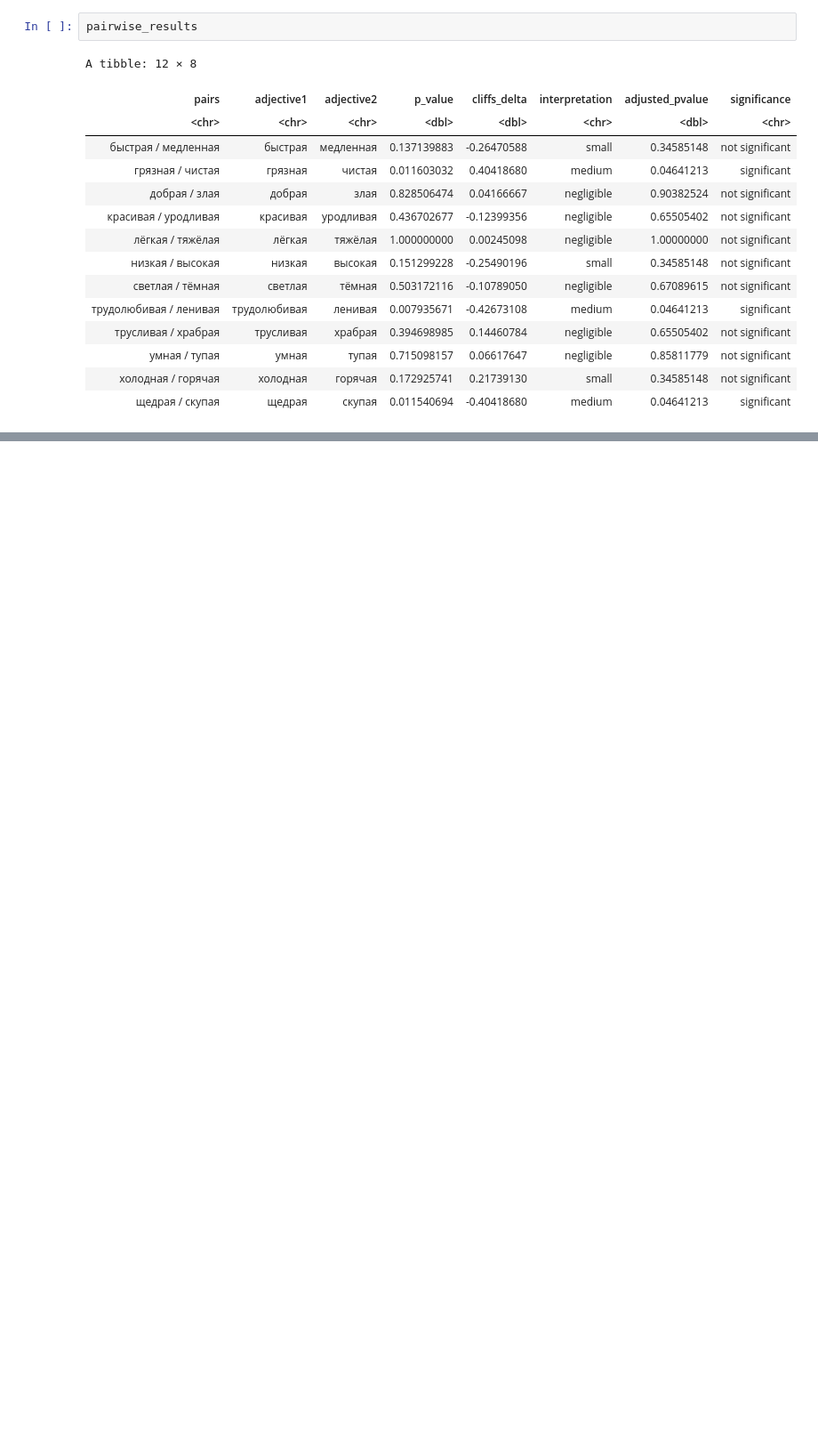
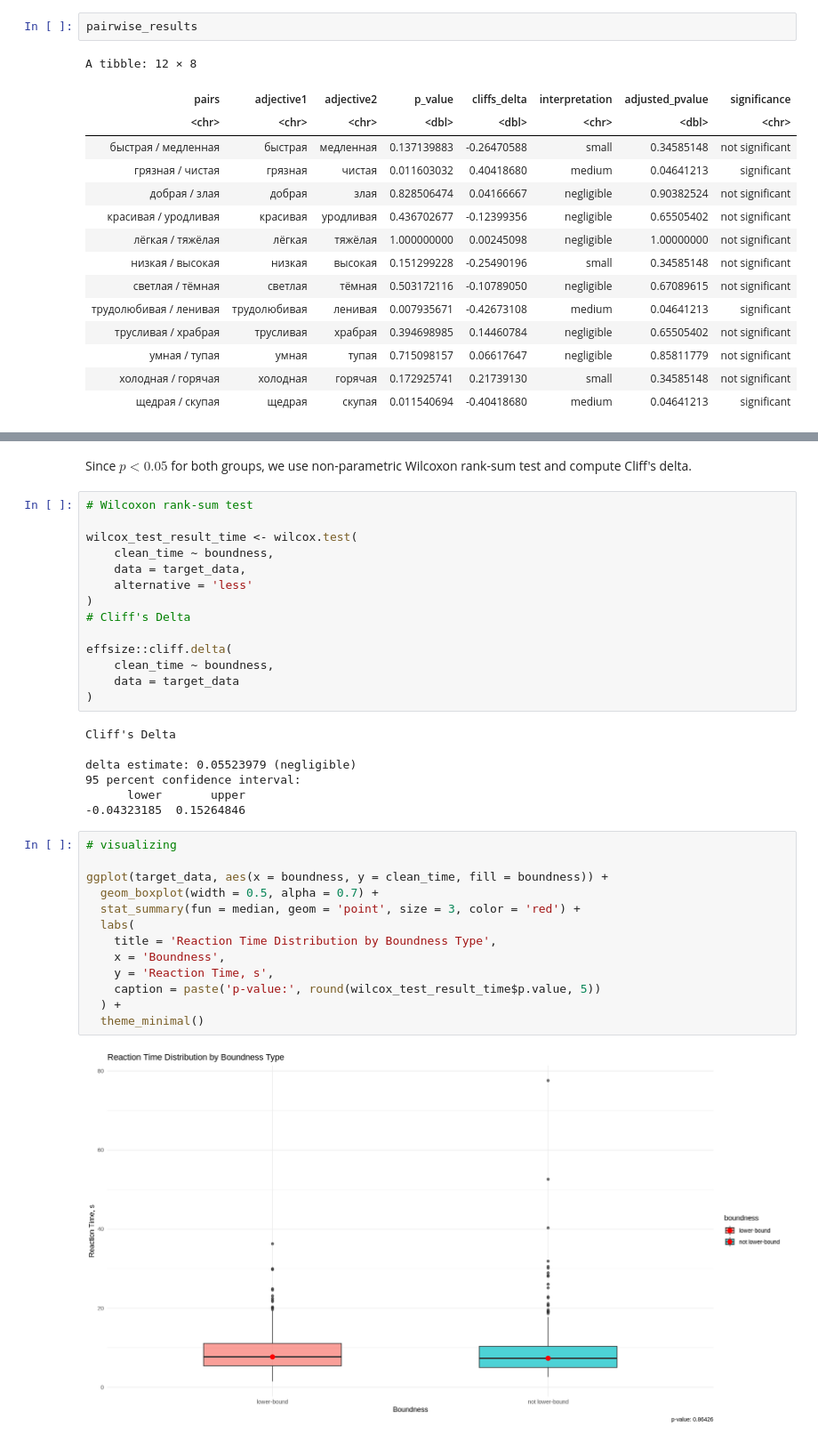
Before and after one commit to KatiaKozlova/stat-project, a Jupyter notebook: stat_project.ipynb, the cells around one changed output, grey strips where cells are left out. Shown: that part at 89% size. Drawn from its saved outputs; the diff is of its cells as text; blank space fills up the shorter version.

```diff
--- a/stat_project.ipynb
+++ b/stat_project.ipynb
@@ -626,0 +780,38 @@ A tibble: 12 × 8
+# %% [markdown]
+Since $p < 0.05$ for both groups, we use non-parametric Wilcoxon rank-sum test and compute Cliff's delta.
+# %%
+# Wilcoxon rank-sum test
+
+wilcox_test_result_time <- wilcox.test(
+    clean_time ~ boundness,
+    data = target_data,
+    alternative = 'less'
+)
+# Cliff's Delta
+
+effsize::cliff.delta(
+    clean_time ~ boundness,
+    data = target_data
+)
+# %% [output]
+Cliff's Delta
+
+delta estimate: 0.05523979 (negligible)
+95 percent confidence interval:
+      lower       upper
+-0.04323185  0.15264846
+# %%
+# visualizing
+
+ggplot(target_data, aes(x = boundness, y = clean_time, fill = boundness)) +
+  geom_boxplot(width = 0.5, alpha = 0.7) +
+  stat_summary(fun = median, geom = 'point', size = 3, color = 'red') +
+  labs(
+    title = 'Reaction Time Distribution by Boundness Type',
+    x = 'Boundness',
+    y = 'Reaction Time, s',
+    caption = paste('p-value:', round(wilcox_test_result_time$p.value, 5))
+  ) +
+  theme_minimal()
+# %% [output]
+[figure, added]
```
Also changed, not shown: parts of 31 cells of this notebook.
